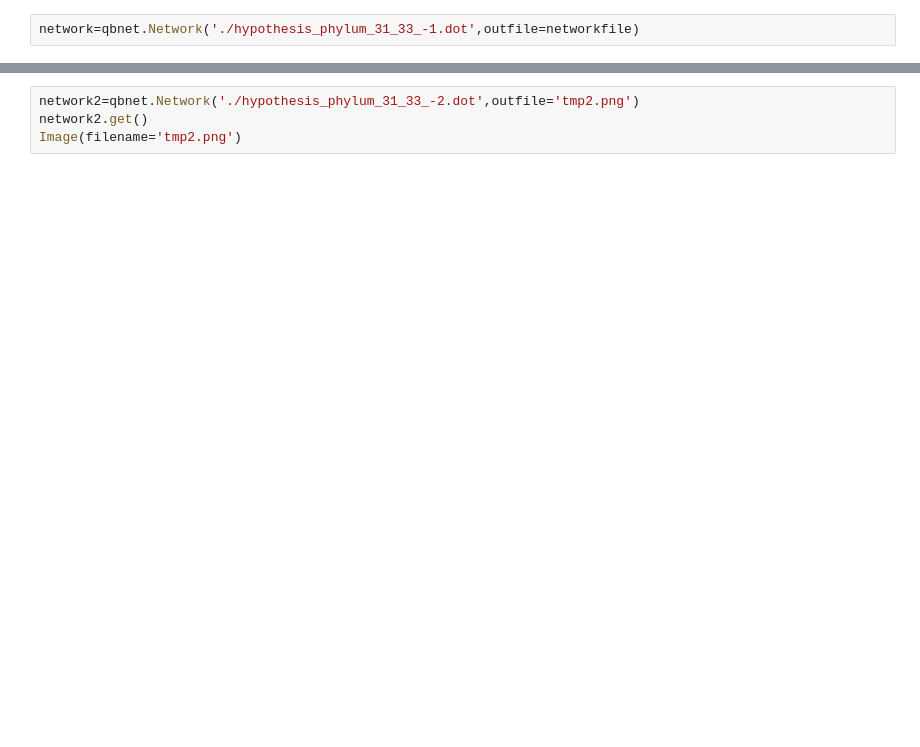
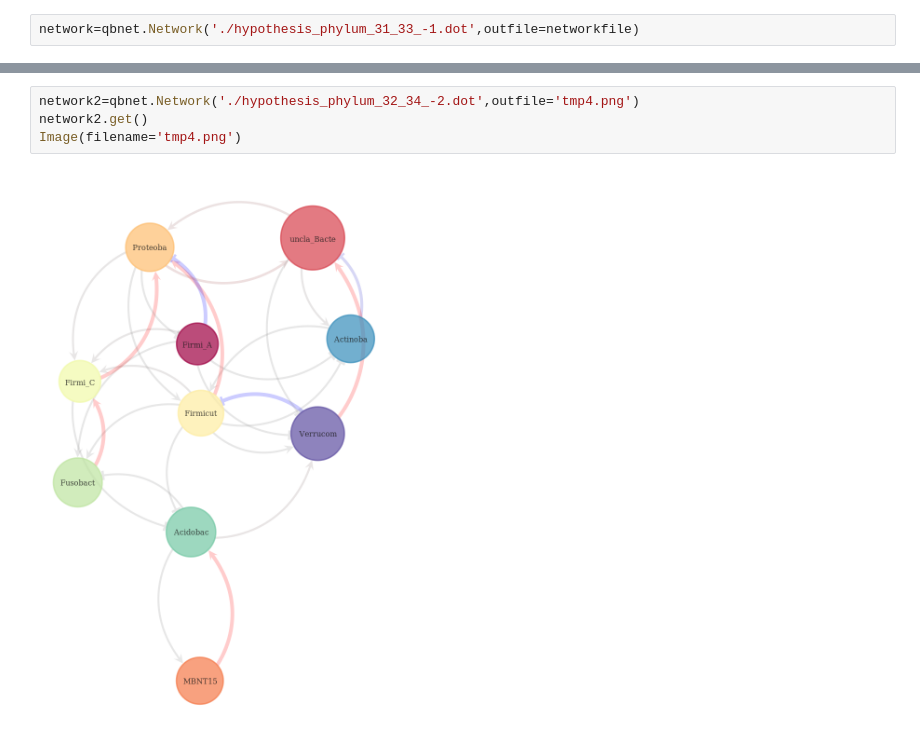
Before and after one commit to zeroknowledgediscovery/qbiome, a Jupyter notebook: examples/network_viz.ipynb, the cells around one changed output, grey strips where cells are left out. Cells and saved outputs as stored; diff of their text form; blank space fills up the shorter version.

```diff
--- a/examples/network_viz.ipynb
+++ b/examples/network_viz.ipynb
@@ -35,5 +14,7 @@ Image(filename=networkfile)
 # %%
-network2=qbnet.Network('./hypothesis_phylum_31_33_-2.dot',outfile='tmp2.png')
+network2=qbnet.Network('./hypothesis_phylum_32_34_-2.dot',outfile='tmp4.png')
 network2.get()
-Image(filename='tmp2.png')
+Image(filename='tmp4.png')
+# %% [output]
+[figure, added]
 # %%
```
Also changed, not shown: parts of 4 cells of this notebook, 1 other file.
